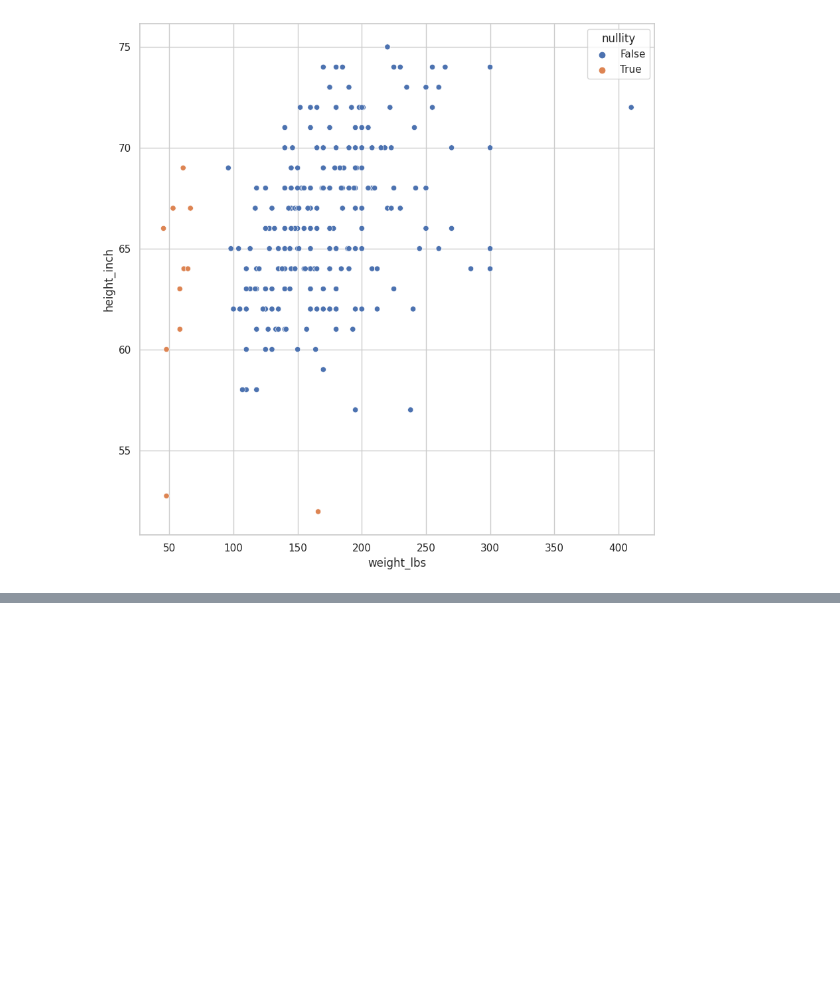
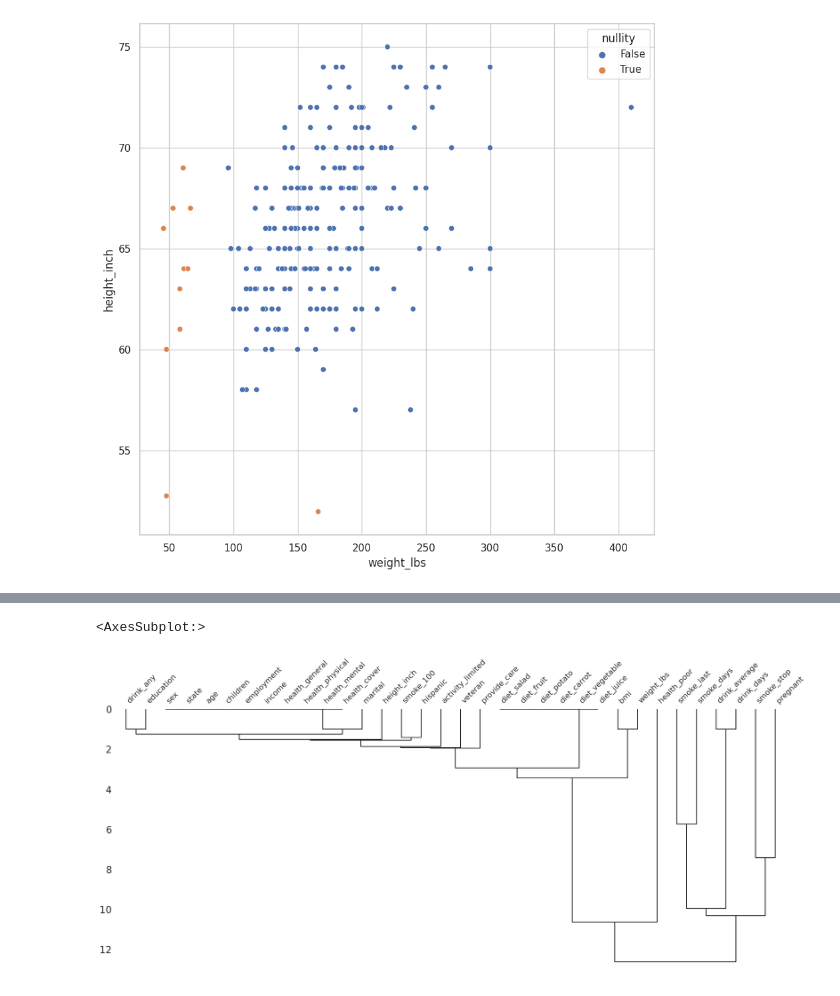
Before and after one commit to AleexSilva/Training-MissingData, a Jupyter notebook: exploring_missing_values.ipynb, the cells around one changed output, grey strips where cells are left out. Cells and saved outputs as stored; diff of their text form; code cells hidden in the pictures; blank space fills up the shorter version.

```diff
--- a/exploring_missing_values.ipynb
+++ b/exploring_missing_values.ipynb
@@ -849,0 +856,7 @@ def column_fill_with_dummies(
+# %%
+missingno.dendrogram(
+    df=df_riskfactors
+)
+# %% [output]
+<AxesSubplot:>
+[figure, added]
```
Also changed, not shown: parts of 3 cells of this notebook, 2 other files.
